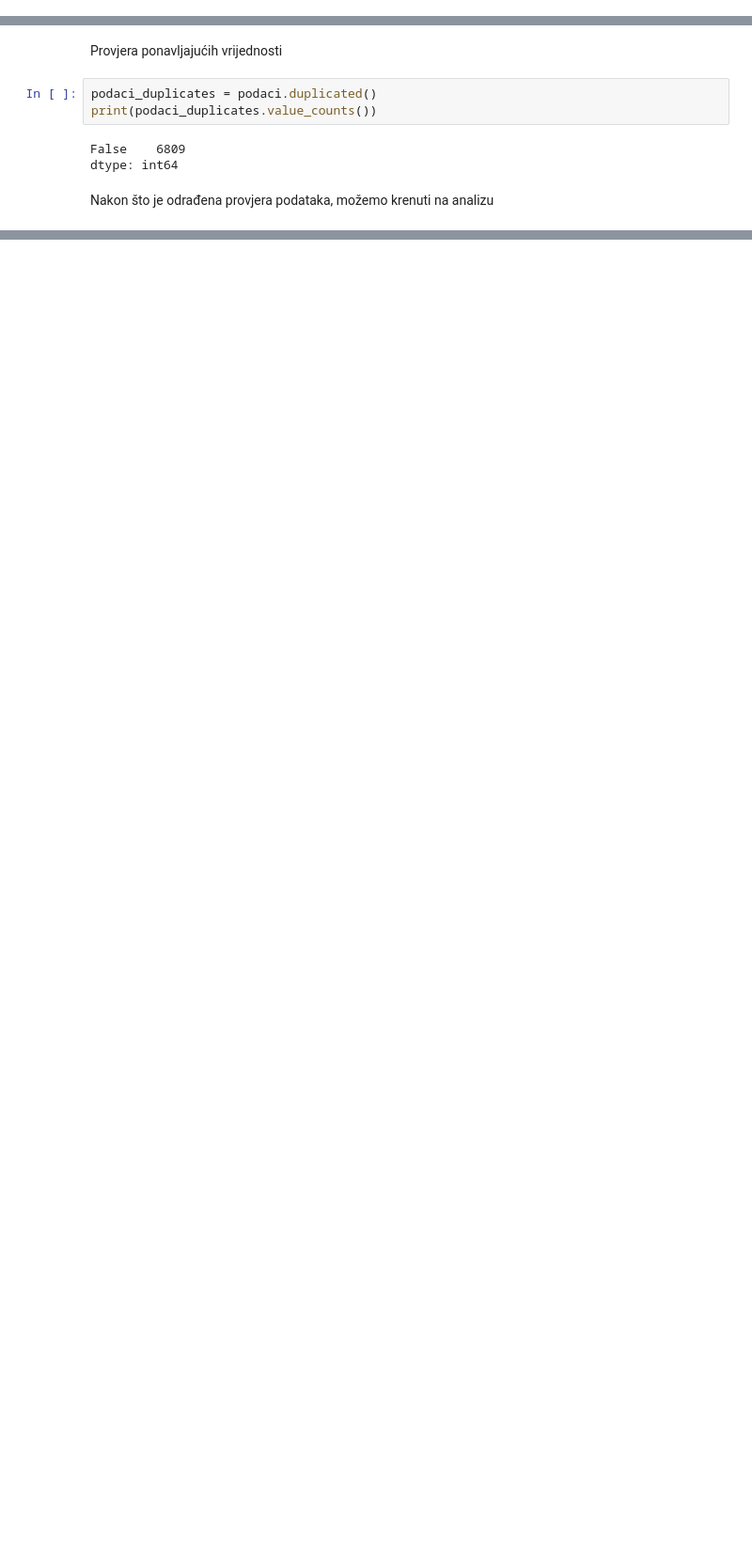
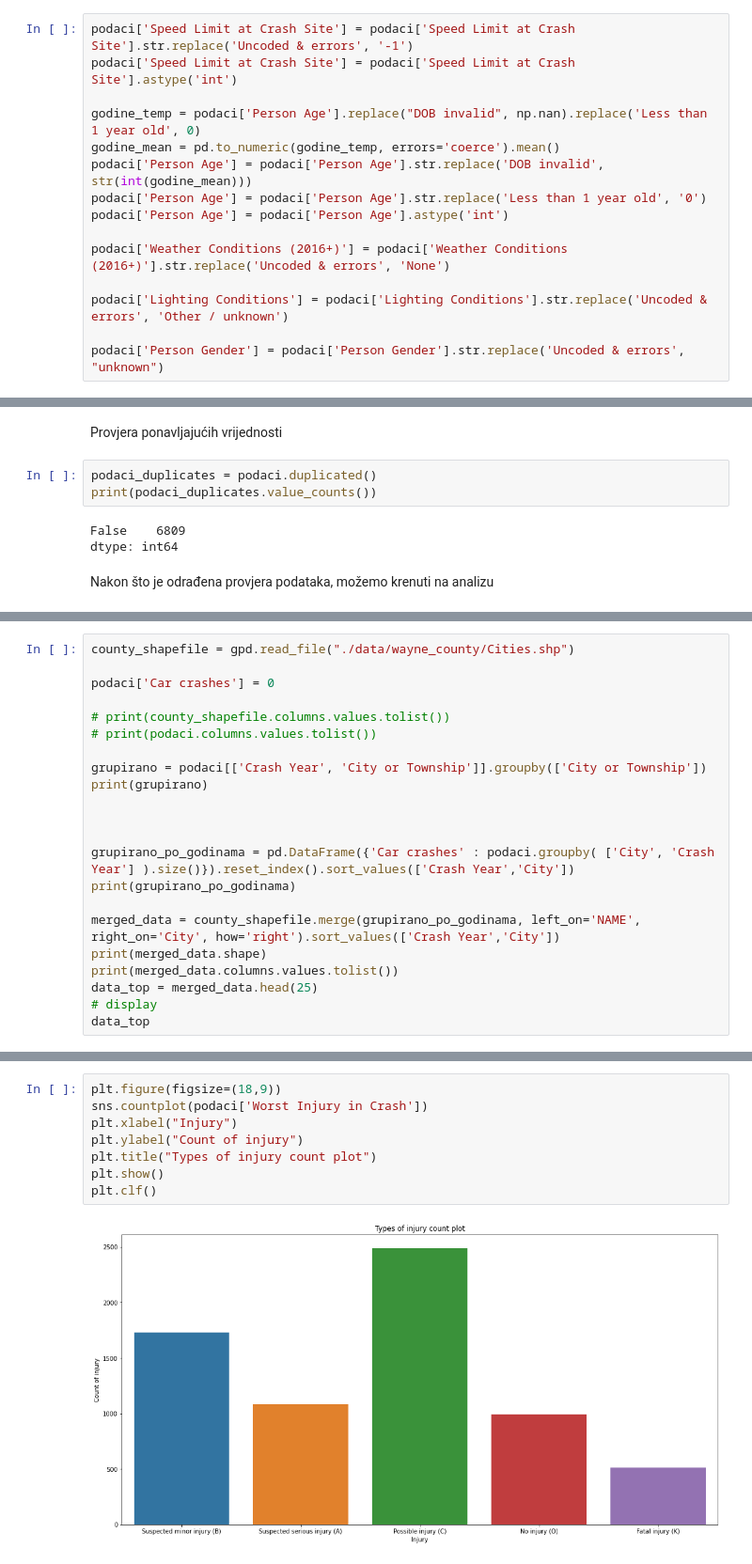
Before and after one commit to dznidaric/Inteligent_system_for_predicting_pedestrian_car_accidents, a Jupyter notebook: auto-pedestrian-crashes.ipynb, the cells around one changed output, grey strips where cells are left out. Shown: that part at 94% size. Drawn from its saved outputs; the diff is of its cells as text; blank space fills up the shorter version.

```diff
--- a/auto-pedestrian-crashes.ipynb
+++ b/auto-pedestrian-crashes.ipynb
@@ -110,3 +73,18 @@ Name: Person Age, Length: 6809, dtype: int32
+# %%
+podaci['Speed Limit at Crash Site'] = podaci['Speed Limit at Crash Site'].str.replace('Uncoded & errors', '-1')
+podaci['Speed Limit at Crash Site'] = podaci['Speed Limit at Crash Site'].astype('int')
+
+godine_temp = podaci['Person Age'].replace("DOB invalid", np.nan).replace('Less than 1 year old', 0)
+godine_mean = pd.to_numeric(godine_temp, errors='coerce').mean()
+podaci['Person Age'] = podaci['Person Age'].str.replace('DOB invalid', str(int(godine_mean)))
+podaci['Person Age'] = podaci['Person Age'].str.replace('Less than 1 year old', '0')
+podaci['Person Age'] = podaci['Person Age'].astype('int')
+
+podaci['Weather Conditions (2016+)'] = podaci['Weather Conditions (2016+)'].str.replace('Uncoded & errors', 'None')
+
+podaci['Lighting Conditions'] = podaci['Lighting Conditions'].str.replace('Uncoded & errors', 'Other / unknown')
+
+podaci['Person Gender'] = podaci['Person Gender'].str.replace('Uncoded & errors', "unknown")
 # %% [markdown]
 provjera nedostajućih vrijednosti
 # %%
@@ -150,0 +111,22 @@ plt.clf()
+# %%
+county_shapefile = gpd.read_file("./data/wayne_county/Cities.shp")
+
+podaci['Car crashes'] = 0
+
+# print(county_shapefile.columns.values.tolist())
+# print(podaci.columns.values.tolist())
+
+grupirano = podaci[['Crash Year', 'City or Township']].groupby(['City or Township'])
+print(grupirano)
+
+
+
+grupirano_po_godinama = pd.DataFrame({'Car crashes' : podaci.groupby( ['City', 'Crash Year'] ).size()}).reset_index().sort_values(['Crash Year','City'])
+print(grupirano_po_godinama)
+
+merged_data = county_shapefile.merge(grupirano_po_godinama, left_on='NAME', right_on='City', how='right').sort_values(['Crash Year','City'])
+print(merged_data.shape)
+print(merged_data.columns.values.tolist())
+data_top = merged_data.head(25)
+# display
+data_top
@@ -150,0 +186,10 @@ plt.clf()
+# %%
+plt.figure(figsize=(18,9))
+sns.countplot(podaci['Worst Injury in Crash'])
+plt.xlabel("Injury")
+plt.ylabel("Count of injury")
+plt.title("Types of injury count plot")
+plt.show()
+plt.clf()
+# %% [output]
+[figure, added]
```
Also changed, not shown: parts of 42 cells of this notebook, 16 other files.
